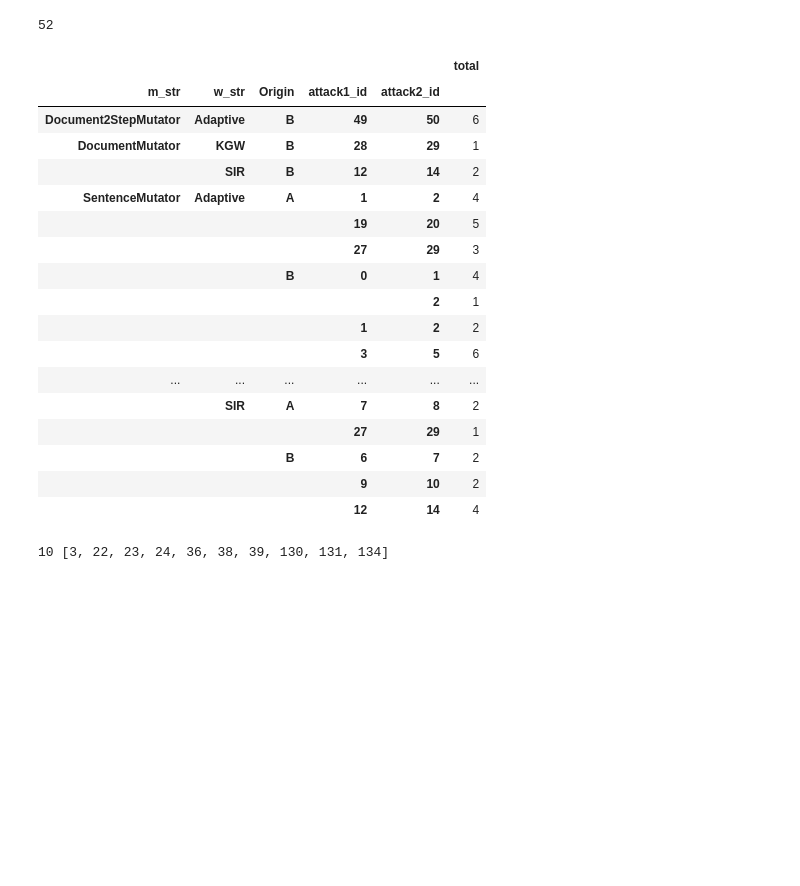
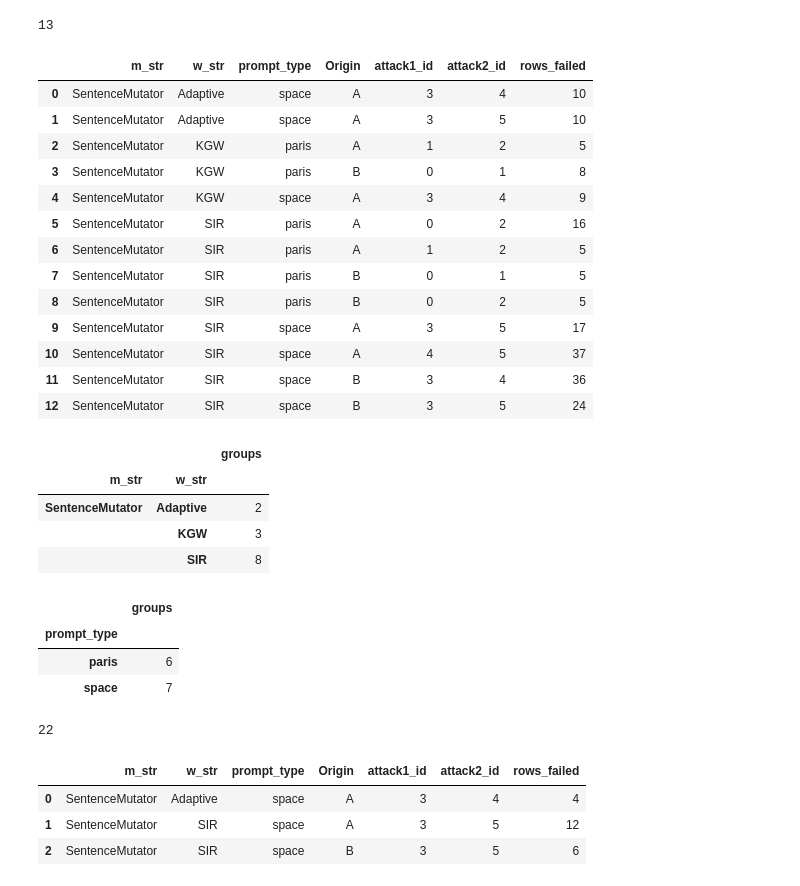
Before and after one commit to fabriceyhc/sandcastles, a Jupyter notebook: distinguisher/redemption.ipynb, the cells around one changed output. Drawn from its saved outputs; the diff is of its cells as text; code cells hidden in the pictures; blank space fills up the shorter version.

```diff
--- a/distinguisher/redemption.ipynb
+++ b/distinguisher/redemption.ipynb
@@ -1,4 +1,8 @@
 # %%
 import pandas as pd
+
 def filter_df(df, prefix=""):
     return df[(df['Origin'] != df[f'{prefix}choice']) | (df['Origin'] != df[f'{prefix}flipped_choice'])]
+
+def fail_check(df, prefix=""):
+    return df[(df['Origin'] == df[f'{prefix}choice']) & (df['Origin'] == df[f'{prefix}flipped_choice'])]
@@ -5,34 +12,49 @@ def filter_df(df, prefix=""):
 # %%
-df = pd.read_csv('data/failed_distinguishes_for_llama3.1-70B-full.csv')
-df['total'] = 1
-print(len(df.groupby(by=['w_str', 'm_str', 'Origin', 'attack1_id', 'attack2_id']).agg({'total': 'sum'})))
-df.groupby(by=['m_str', 'w_str', 'Origin', 'attack1_id', 'attack2_id']).agg({'total': 'sum'})
+df = pd.read_csv(f'data/failed_distinguishes_for_llama3.1-70B-{dataset}.csv')
+assert len(fail_check(df)) == 0
+df['rows_failed'] = 1
+print(len(df.groupby(by=['w_str', 'm_str', 'prompt_type', 'Origin', 'attack1_id', 'attack2_id']).agg({'rows_failed': 'sum'})))
+df = df.groupby(by=['m_str', 'w_str', 'prompt_type', 'Origin', 'attack1_id', 'attack2_id']).agg({'rows_failed': 'sum'}).reset_index()
+display(df)
+df['groups'] = 1
+display(df.groupby(by=['m_str', 'w_str']).agg({'groups': 'sum'}))
+display(df.groupby(by=['prompt_type']).agg({'groups': 'sum'}))
 # %% [output]
-52
+13
-|  |  |  |  |  | total |
-| m_str | w_str | Origin | attack1_id | attack2_id |  |
-| Document2StepMutator | Adaptive | B | 49 | 50 | 6 |
-| DocumentMutator | KGW | B | 28 | 29 | 1 |
-|  | SIR | B | 12 | 14 | 2 |
-| SentenceMutator | Adaptive | A | 1 | 2 | 4 |
-|  |  |  | 19 | 20 | 5 |
-|  |  |  | 27 | 29 | 3 |
-|  |  | B | 0 | 1 | 4 |
-|  |  |  |  | 2 | 1 |
-|  |  |  | 1 | 2 | 2 |
-|  |  |  | 3 | 5 | 6 |
-| ... | ... | ... | ... | ... | ... |
-|  | SIR | A | 7 | 8 | 2 |
-|  |  |  | 27 | 29 | 1 |
-|  |  | B | 6 | 7 | 2 |
-|  |  |  | 9 | 10 | 2 |
-|  |  |  | 12 | 14 | 4 |
+|  | m_str | w_str | prompt_type | Origin | attack1_id | attack2_id | rows_failed |
+| 0 | SentenceMutator | Adaptive | space | A | 3 | 4 | 10 |
+| 1 | SentenceMutator | Adaptive | space | A | 3 | 5 | 10 |
+| 2 | SentenceMutator | KGW | paris | A | 1 | 2 | 5 |
+| 3 | SentenceMutator | KGW | paris | B | 0 | 1 | 8 |
+| 4 | SentenceMutator | KGW | space | A | 3 | 4 | 9 |
+| 5 | SentenceMutator | SIR | paris | A | 0 | 2 | 16 |
+| 6 | SentenceMutator | SIR | paris | A | 1 | 2 | 5 |
+| 7 | SentenceMutator | SIR | paris | B | 0 | 1 | 5 |
+| 8 | SentenceMutator | SIR | paris | B | 0 | 2 | 5 |
+| 9 | SentenceMutator | SIR | space | A | 3 | 5 | 17 |
+| 10 | SentenceMutator | SIR | space | A | 4 | 5 | 37 |
+| 11 | SentenceMutator | SIR | space | B | 3 | 4 | 36 |
+| 12 | SentenceMutator | SIR | space | B | 3 | 5 | 24 |
+|  |  | groups |
+| m_str | w_str |  |
+| SentenceMutator | Adaptive | 2 |
+|  | KGW | 3 |
+|  | SIR | 8 |
+|  | groups |
+| prompt_type |  |
+| paris | 6 |
+| space | 7 |
 # %%
-df = pd.read_csv('results/redemption_full_with_4o_logic.csv')
-# filter df to include rows where Origin = 2nd_choice
+df = pd.read_csv(f'results/redemption_{dataset}_with_4o_logic.csv')
+# filter df for failed rows
 df = filter_df(df, prefix="2nd_")
-print(len(df), list(df.index))
-df.to_csv('data/failed_redemption_full_with_4o_logic.csv')
-df.drop(columns=['choice', 'flipped_choice', '2nd_choice', '2nd_reason', '2nd_flipped_choice', '2nd_flipped_reason', 'Origin'], inplace=True)
+print(len(df))
+df.to_csv(f'data/failed_redemption_{dataset}_with_4o_logic.csv')
+df['rows_failed'] = 1
+df.groupby(by=['m_str', 'w_str', 'prompt_type', 'Origin', 'attack1_id', 'attack2_id']).agg({'rows_failed': 'sum'}).reset_index()
 # %% [output]
-10 [3, 22, 23, 24, 36, 38, 39, 130, 131, 134]
+22
+|  | m_str | w_str | prompt_type | Origin | attack1_id | attack2_id | rows_failed |
+| 0 | SentenceMutator | Adaptive | space | A | 3 | 4 | 4 |
+| 1 | SentenceMutator | SIR | space | A | 3 | 5 | 12 |
+| 2 | SentenceMutator | SIR | space | B | 3 | 5 | 6 |
```
Also changed, not shown: parts of 7 cells of this notebook, 3 other files.
